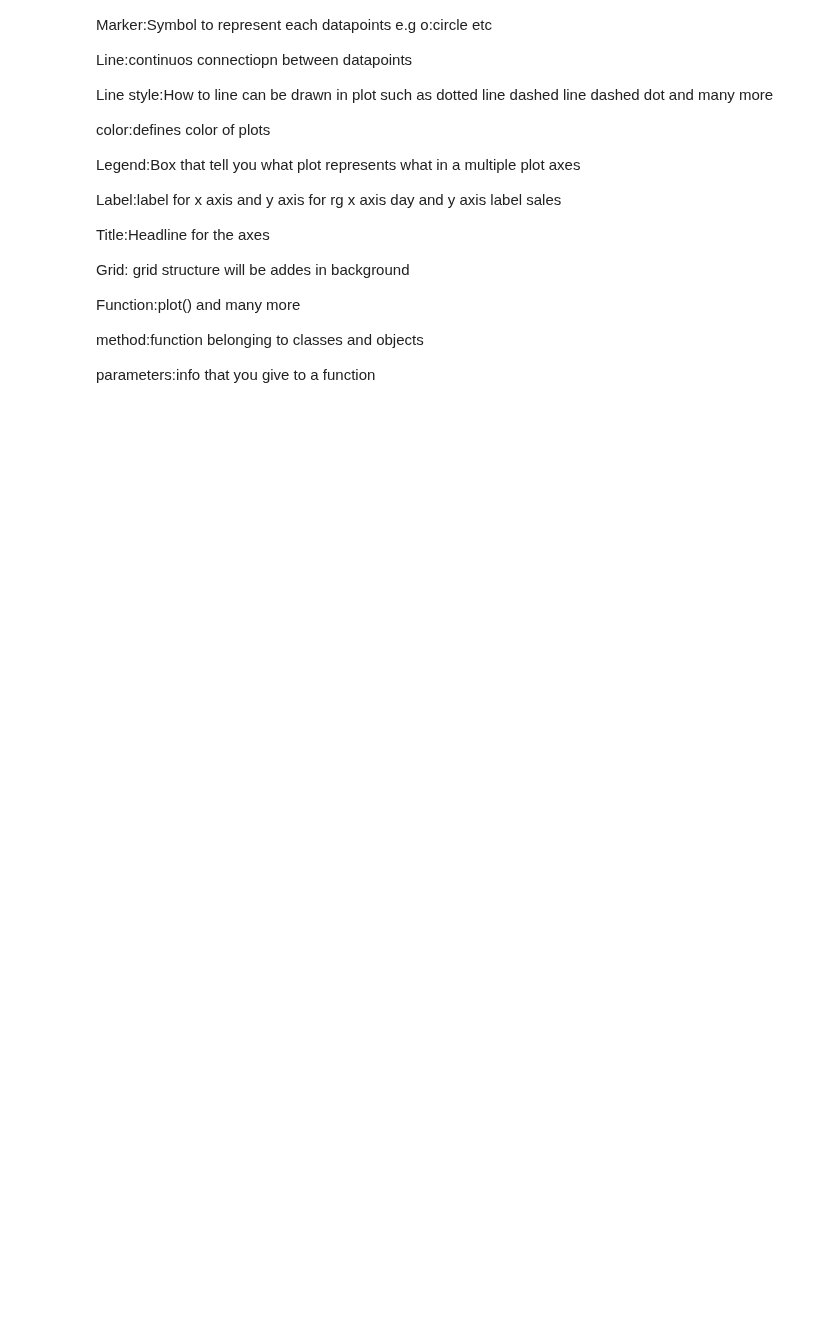
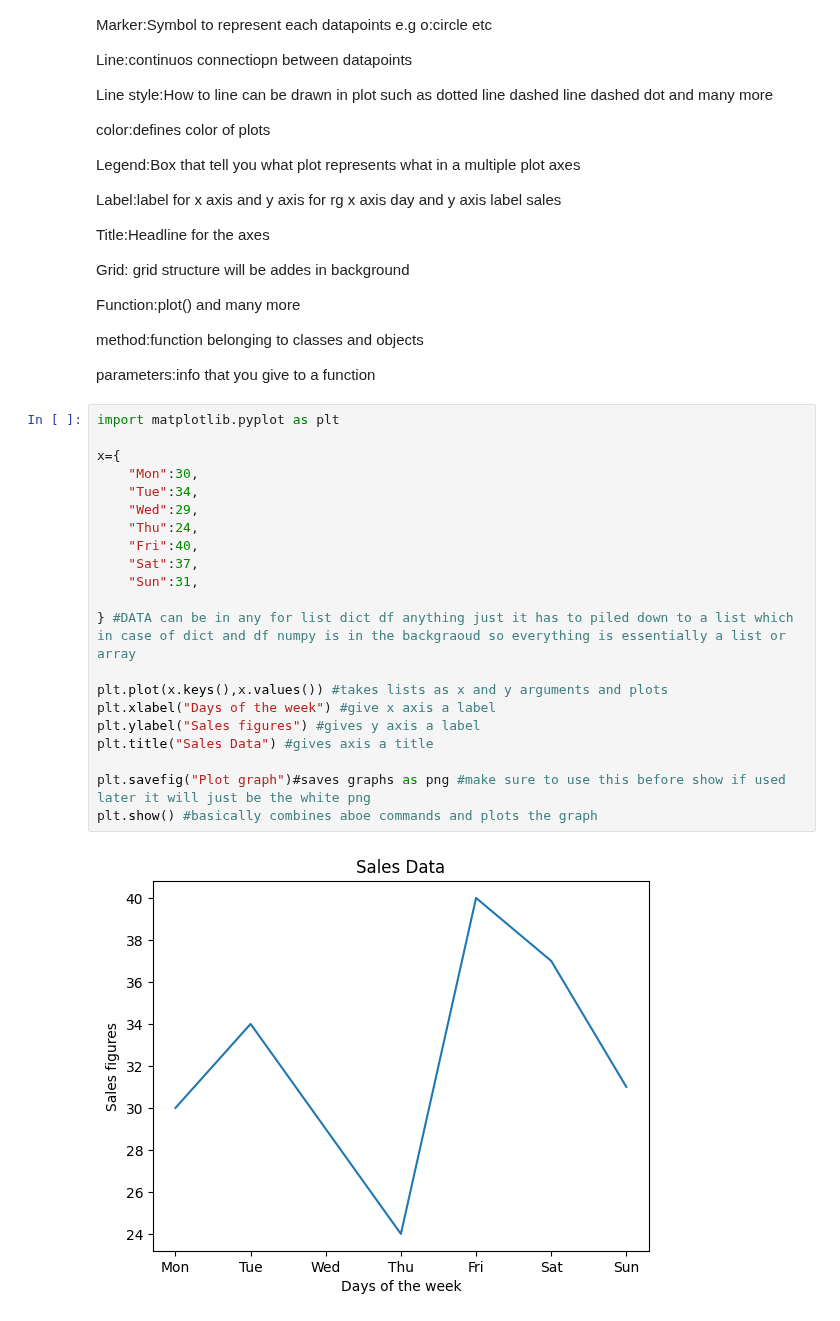
Before and after one commit to KedarDamale/Data-Science, a Jupyter notebook: matplotlib/1.lesson1.ipynb, the cells around one changed output. Drawn from its saved outputs; the diff is of its cells as text; blank space fills up the shorter version.

Commit message:
Added matplotlib lectures

```diff
--- a/matplotlib/1.lesson1.ipynb
+++ b/matplotlib/1.lesson1.ipynb
@@ -64,3 +64,26 @@ Function:plot() and many more
 method:function belonging to classes and objects
 
 parameters:info that you give to a function
+# %%
+import matplotlib.pyplot as plt
+
+x={
+    "Mon":30,
+    "Tue":34,
+    "Wed":29,
+    "Thu":24,
+    "Fri":40,
+    "Sat":37,
+    "Sun":31,
+
+} #DATA can be in any for list dict df anything just it has to piled down to a list which in case of dict and df numpy is in the backgraoud so everything is essentially a list or array
+
+plt.plot(x.keys(),x.values()) #takes lists as x and y arguments and plots
+plt.xlabel("Days of the week") #give x axis a label
+plt.ylabel("Sales figures") #gives y axis a label
+plt.title("Sales Data") #gives axis a title
+
+plt.savefig("Plot graph")#saves graphs as png #make sure to use this before show if used later it will just be the white png
+plt.show() #basically combines aboe commands and plots the graph
+# %% [output]
+[figure, added]
```
Also changed, not shown: parts of 2 cells of this notebook, 1 other file.
